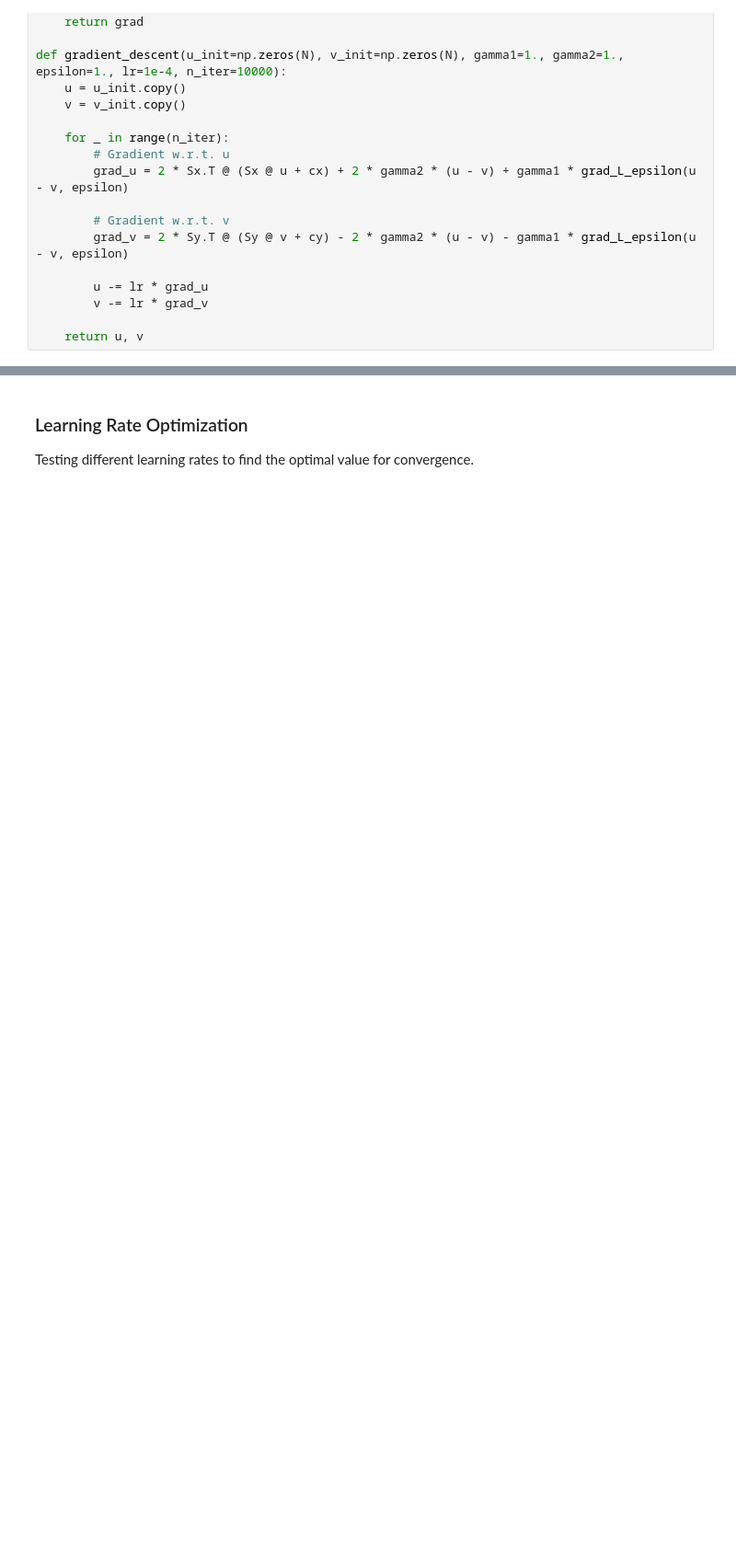
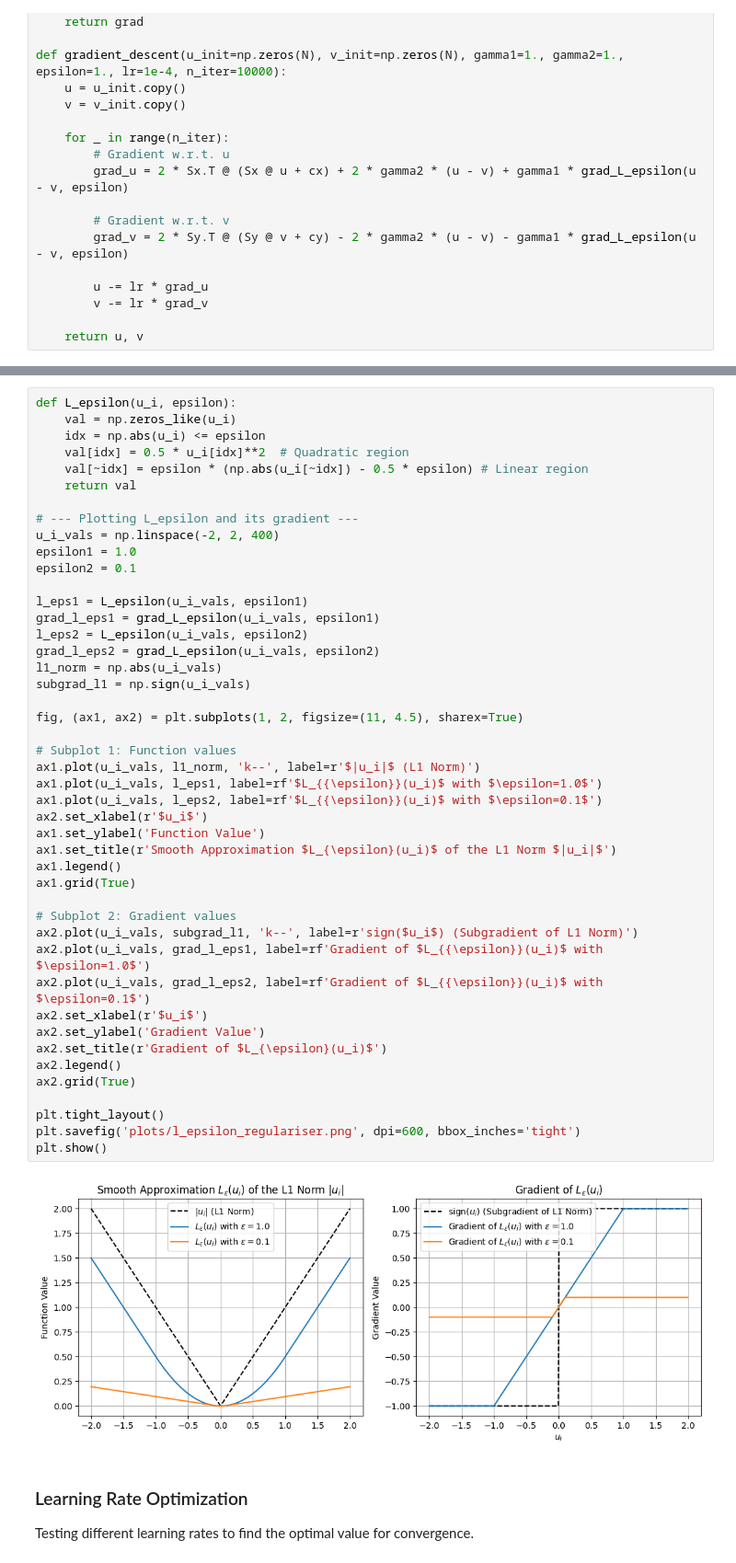
Before and after one commit to umarsdq/optimisationCW, a Jupyter notebook: optimisation.ipynb, the cells around one changed output, grey strips where cells are left out. Shown: that part at 92% size. Cells and saved outputs as stored; diff of their text form; blank space fills up the shorter version.

Commit message:
Add Leps plots and squeeze LR plots

```diff
--- a/optimisation.ipynb
+++ b/optimisation.ipynb
@@ -394,3 +398,50 @@ def gradient_descent(u_init=np.zeros(N), v_init=np.zeros(N), gamma1=1., gamma2=1
+# %%
+def L_epsilon(u_i, epsilon):
+    val = np.zeros_like(u_i)
+    idx = np.abs(u_i) <= epsilon
+    val[idx] = 0.5 * u_i[idx]**2  # Quadratic region
+    val[~idx] = epsilon * (np.abs(u_i[~idx]) - 0.5 * epsilon) # Linear region
+    return val
+
+# --- Plotting L_epsilon and its gradient ---
+u_i_vals = np.linspace(-2, 2, 400)
+epsilon1 = 1.0
+epsilon2 = 0.1
+
+l_eps1 = L_epsilon(u_i_vals, epsilon1)
+grad_l_eps1 = grad_L_epsilon(u_i_vals, epsilon1)
+l_eps2 = L_epsilon(u_i_vals, epsilon2)
+grad_l_eps2 = grad_L_epsilon(u_i_vals, epsilon2)
+l1_norm = np.abs(u_i_vals)
+subgrad_l1 = np.sign(u_i_vals)
+
+fig, (ax1, ax2) = plt.subplots(1, 2, figsize=(11, 4.5), sharex=True)
+
+# Subplot 1: Function values
+ax1.plot(u_i_vals, l1_norm, 'k--', label=r'$|u_i|$ (L1 Norm)')
+ax1.plot(u_i_vals, l_eps1, label=rf'$L_{{\epsilon}}(u_i)$ with $\epsilon=1.0$')
+ax1.plot(u_i_vals, l_eps2, label=rf'$L_{{\epsilon}}(u_i)$ with $\epsilon=0.1$')
+ax2.set_xlabel(r'$u_i$')
+ax1.set_ylabel('Function Value')
+ax1.set_title(r'Smooth Approximation $L_{\epsilon}(u_i)$ of the L1 Norm $|u_i|$')
+ax1.legend()
+ax1.grid(True)
+
+# Subplot 2: Gradient values
+ax2.plot(u_i_vals, subgrad_l1, 'k--', label=r'sign($u_i$) (Subgradient of L1 Norm)')
+ax2.plot(u_i_vals, grad_l_eps1, label=rf'Gradient of $L_{{\epsilon}}(u_i)$ with $\epsilon=1.0$')
+ax2.plot(u_i_vals, grad_l_eps2, label=rf'Gradient of $L_{{\epsilon}}(u_i)$ with $\epsilon=0.1$')
+ax2.set_xlabel(r'$u_i$')
+ax2.set_ylabel('Gradient Value')
+ax2.set_title(r'Gradient of $L_{\epsilon}(u_i)$')
+ax2.legend()
+ax2.grid(True)
+
+plt.tight_layout()
+plt.savefig('plots/l_epsilon_regulariser.png', dpi=600, bbox_inches='tight')
+plt.show()
+# %% [output]
+[figure, added]
 # %% [markdown]
 ### Learning Rate Optimization
 
```
Also changed, not shown: parts of 2 cells of this notebook, 3 other files.
